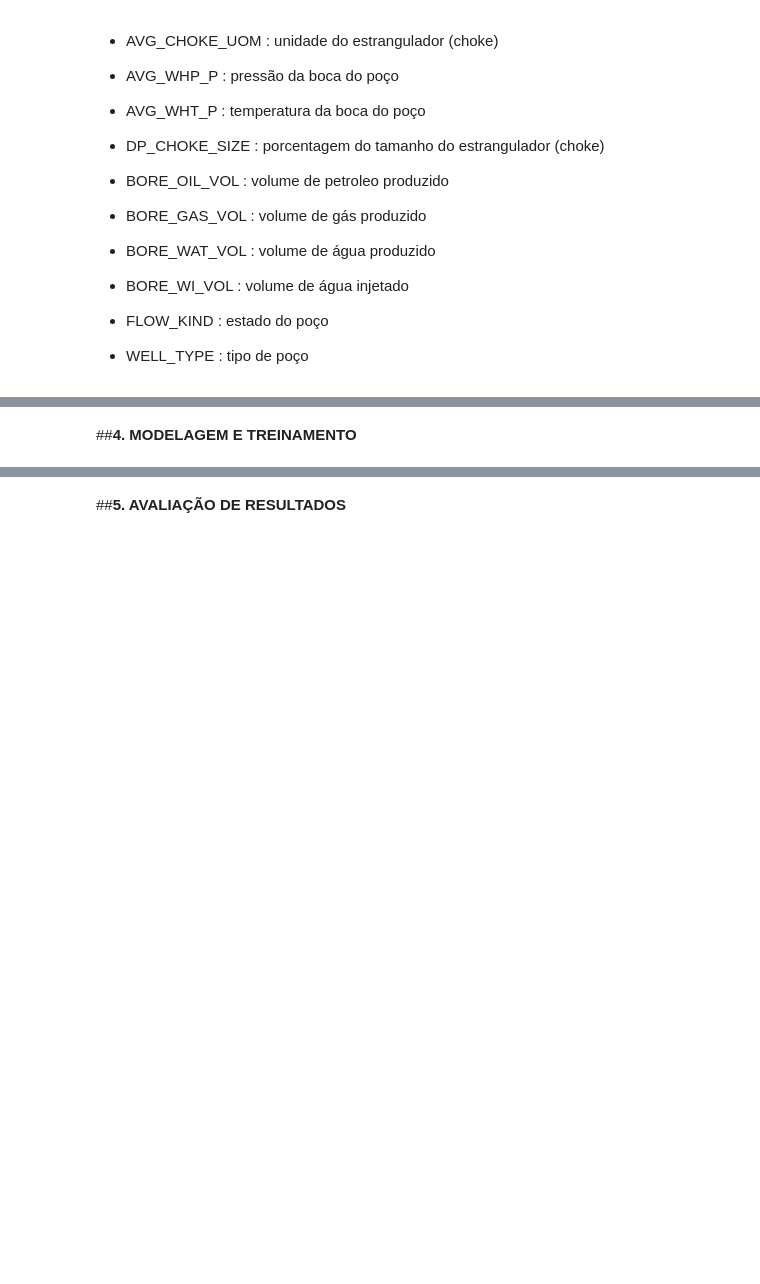
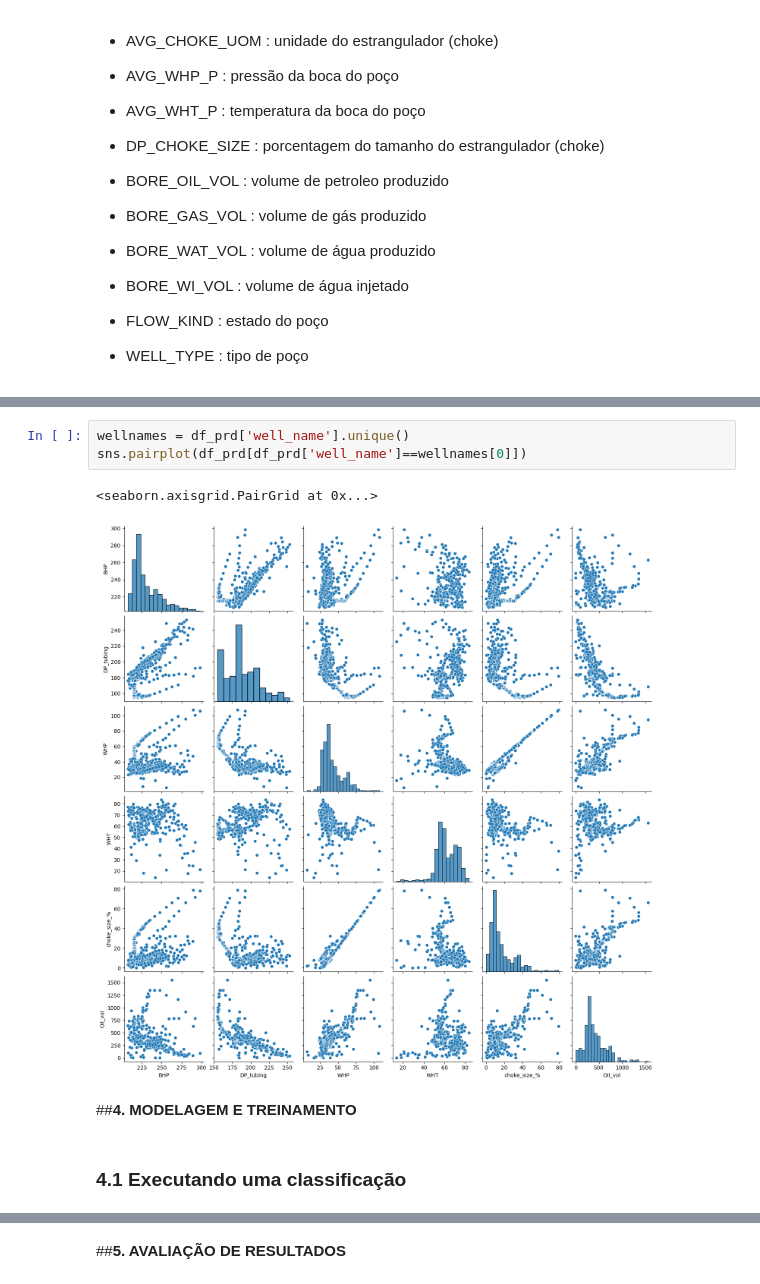
Before and after one commit to nestorpalacios/MVP2, a Jupyter notebook: MVP2_1.ipynb, the cells around one changed output, grey strips where cells are left out. Saved outputs shown, nothing was run; the diff lists cells and outputs as text; blank space fills up the shorter version.

```diff
--- a/MVP2_1.ipynb
+++ b/MVP2_1.ipynb
@@ -95,2 +431,10 @@ df_prod.sample(5)
+# %%
+wellnames = df_prd['well_name'].unique()
+sns.pairplot(df_prd[df_prd['well_name']==wellnames[0]])
+# %% [output]
+<seaborn.axisgrid.PairGrid at 0x...>
+[figure, added]
 # %% [markdown]
 ##**4. MODELAGEM E TREINAMENTO**
+# %% [markdown]
+### 4.1 Executando uma classificação
```
Also changed, not shown: parts of 55 cells of this notebook.
